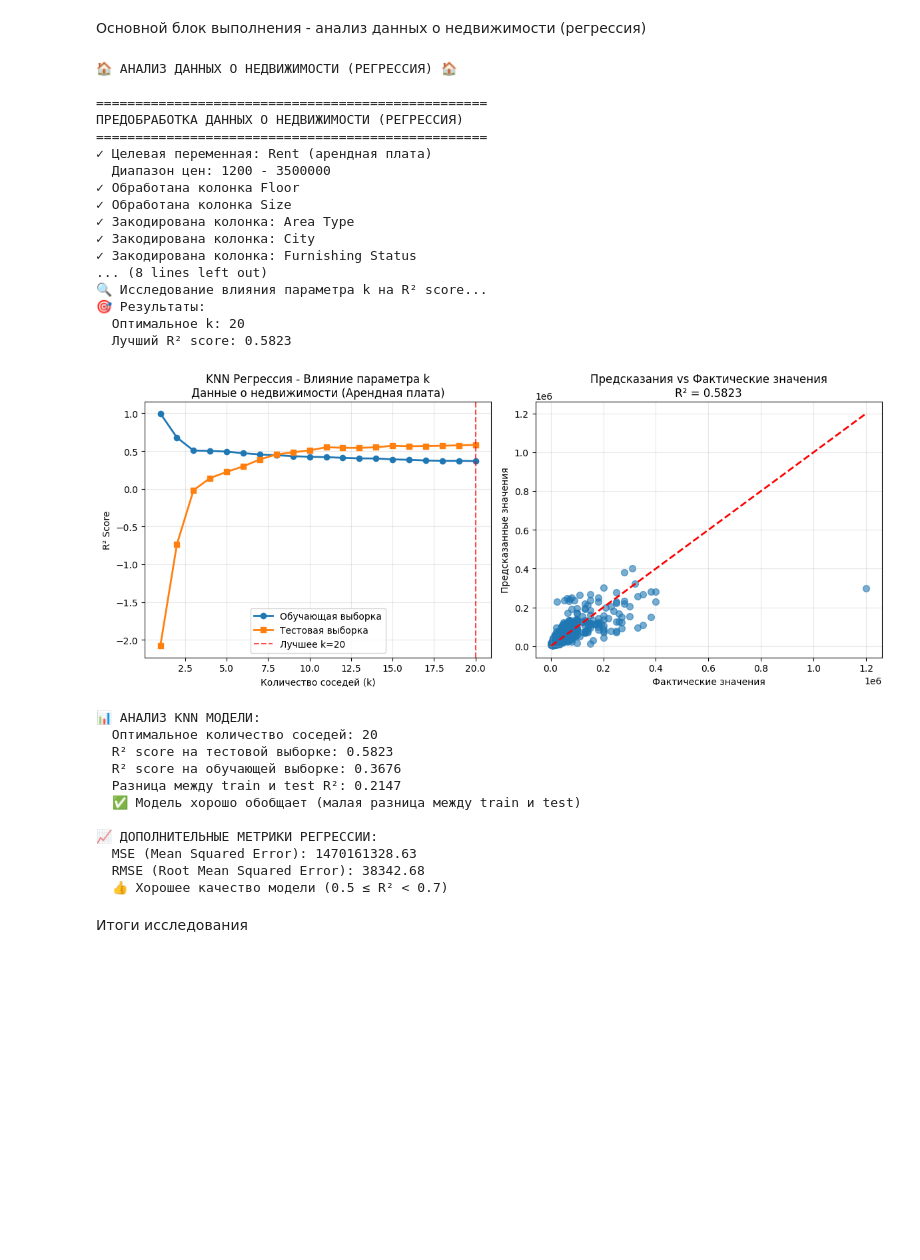
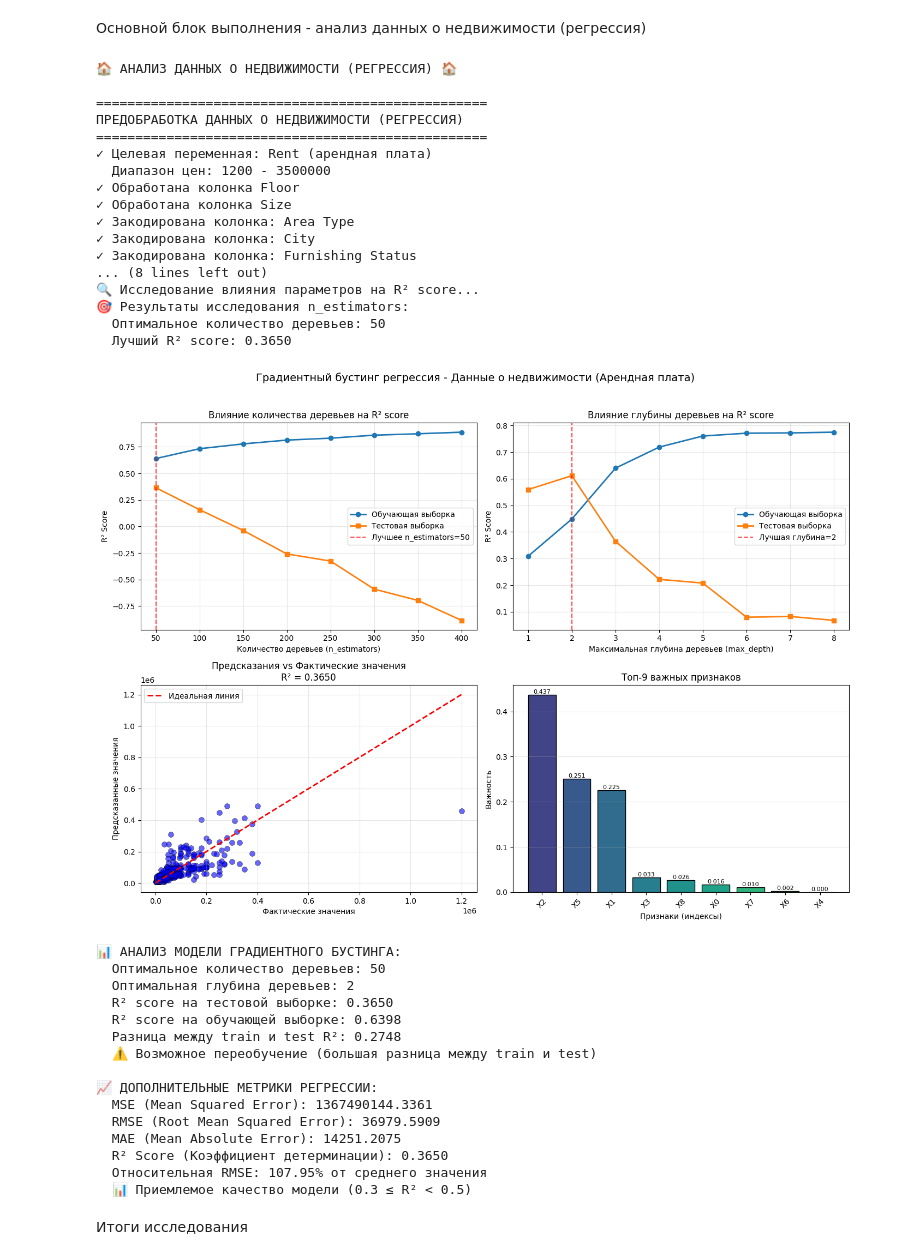
Before and after one commit to Sbarito/Framework_labs, a Jupyter notebook: lab5/point4.ipynb, the cells around one changed output. Saved outputs shown, nothing was run; the diff lists cells and outputs as text; code cells hidden in the pictures; blank space fills up the shorter version.

```diff
--- a/lab5/point4.ipynb
+++ b/lab5/point4.ipynb
@@ -509,45 +700,49 @@ weighted avg       0.77      0.83      0.79       195
 # %%
 if df_house is not None:
     print("\n" + "🏠 АНАЛИЗ ДАННЫХ О НЕДВИЖИМОСТИ (РЕГРЕССИЯ) " + "🏠")
 
     X_house, y_house, features_house = preprocess_house_regression(df_house)
 
     if X_house is not None:
-        knn_house, k_house, score_house = knn_regression_study(
+        knn_house, k_house, score_house = gradient_boosting_regression_study(
             X_house, y_house, "Данные о недвижимости (Арендная плата)"
         )
     else:
         print("❌ Не удалось подготовить данные о недвижимости")
 # %% [output]
 🏠 АНАЛИЗ ДАННЫХ О НЕДВИЖИМОСТИ (РЕГРЕССИЯ) 🏠
 
 ==================================================
 ПРЕДОБРАБОТКА ДАННЫХ О НЕДВИЖИМОСТИ (РЕГРЕССИЯ)
 ==================================================
 ✓ Целевая переменная: Rent (арендная плата)
   Диапазон цен: 1200 - 3500000
 ✓ Обработана колонка Floor
 ✓ Обработана колонка Size
 ✓ Закодирована колонка: Area Type
 ✓ Закодирована колонка: City
 ✓ Закодирована колонка: Furnishing Status
 ... (8 lines left out)
-🔍 Исследование влияния параметра k на R² score...
-🎯 Результаты:
-  Оптимальное k: 20
-  Лучший R² score: 0.5823
+🔍 Исследование влияния параметров на R² score...
+🎯 Результаты исследования n_estimators:
+  Оптимальное количество деревьев: 50
+  Лучший R² score: 0.3650
-[figure, old version]
+[figure, new version]
-📊 АНАЛИЗ KNN МОДЕЛИ:
-  Оптимальное количество соседей: 20
-  R² score на тестовой выборке: 0.5823
-  R² score на обучающей выборке: 0.3676
-  Разница между train и test R²: 0.2147
-  ✅ Модель хорошо обобщает (малая разница между train и test)
+📊 АНАЛИЗ МОДЕЛИ ГРАДИЕНТНОГО БУСТИНГА:
+  Оптимальное количество деревьев: 50
+  Оптимальная глубина деревьев: 2
+  R² score на тестовой выборке: 0.3650
+  R² score на обучающей выборке: 0.6398
+  Разница между train и test R²: 0.2748
+  ⚠️ Возможное переобучение (большая разница между train и test)
 
 📈 ДОПОЛНИТЕЛЬНЫЕ МЕТРИКИ РЕГРЕССИИ:
-  MSE (Mean Squared Error): 1470161328.63
-  RMSE (Root Mean Squared Error): 38342.68
-  👍 Хорошее качество модели (0.5 ≤ R² < 0.7)
+  MSE (Mean Squared Error): 1367490144.3361
+  RMSE (Root Mean Squared Error): 36979.5909
+  MAE (Mean Absolute Error): 14251.2075
+  R² Score (Коэффициент детерминации): 0.3650
+  Относительная RMSE: 107.95% от среднего значения
+  📊 Приемлемое качество модели (0.3 ≤ R² < 0.5)
 # %% [markdown]
 Итоги исследования
 # %%
```
Also changed, not shown: parts of 20 cells of this notebook, 15 other files.
